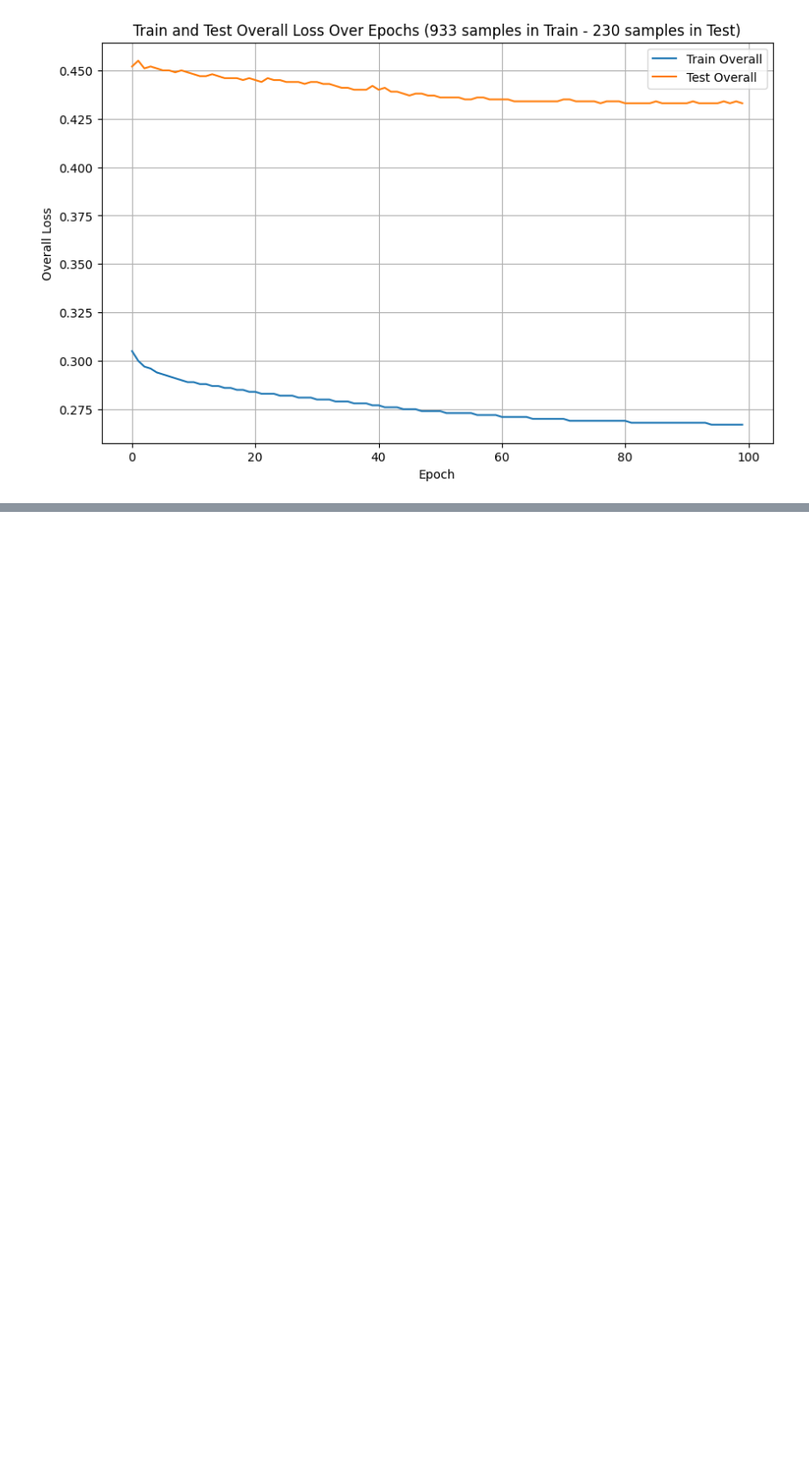
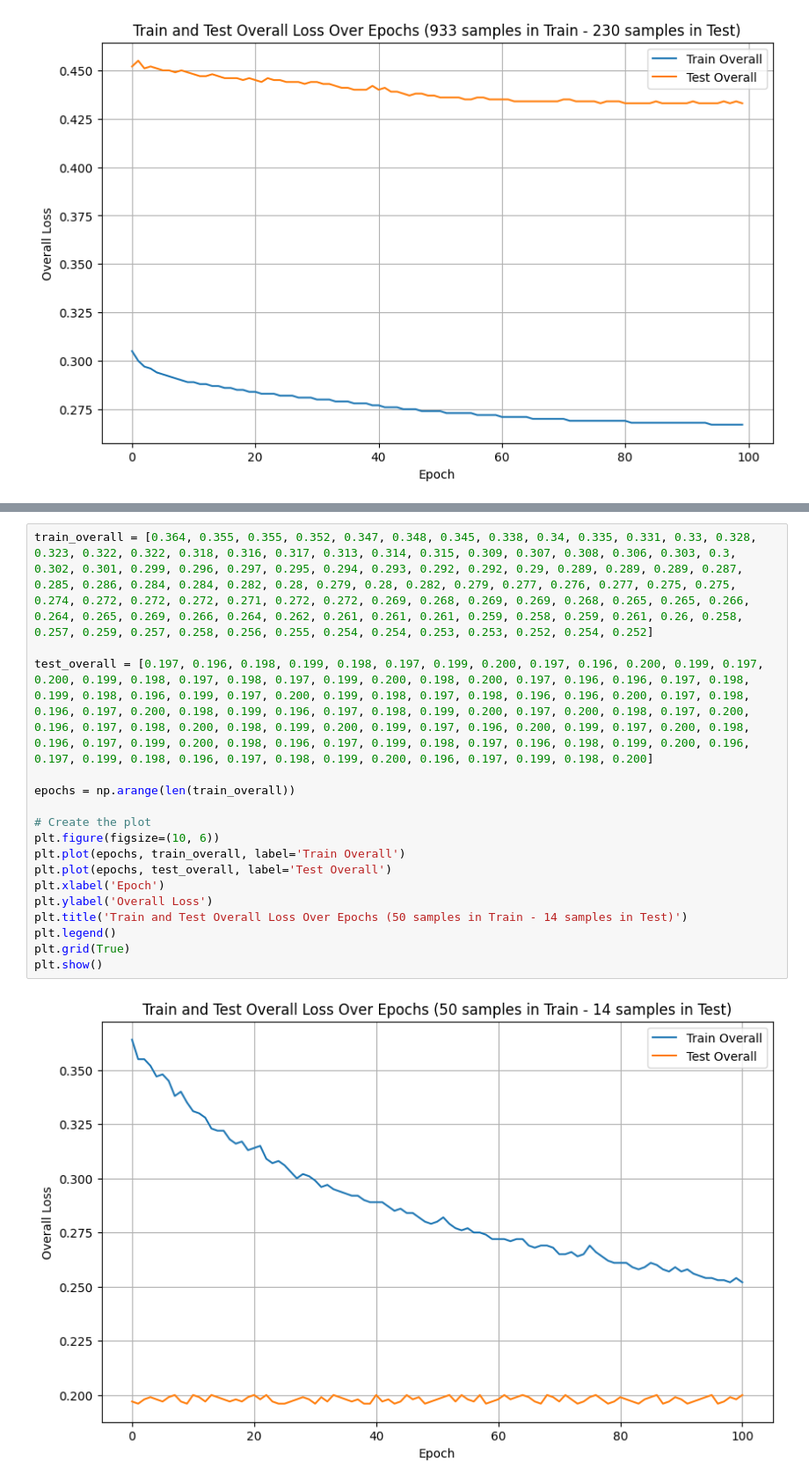
Before and after one commit to bralani/retopology, a Jupyter notebook: retopology.ipynb, the cells around one changed output, grey strips where cells are left out. Shown: that part at 88% size. Cells and saved outputs as stored; diff of their text form; blank space fills up the shorter version.

```diff
--- a/retopology.ipynb
+++ b/retopology.ipynb
@@ -434,0 +588,19 @@ fig.show()
+# %%
+train_overall = [0.364, 0.355, 0.355, 0.352, 0.347, 0.348, 0.345, 0.338, 0.34, 0.335, 0.331, 0.33, 0.328, 0.323, 0.322, 0.322, 0.318, 0.316, 0.317, 0.313, 0.314, 0.315, 0.309, 0.307, 0.308, 0.306, 0.303, 0.3, 0.302, 0.301, 0.299, 0.296, 0.297, 0.295, 0.294, 0.293, 0.292, 0.292, 0.29, 0.289, 0.289, 0.289, 0.287, 0.285, 0.286, 0.284, 0.284, 0.282, 0.28, 0.279, 0.28, 0.282, 0.279, 0.277, 0.276, 0.277, 0.275, 0.275, 0.274, 0.272, 0.272, 0.272, 0.271, 0.272, 0.272, 0.269, 0.268, 0.269, 0.269, 0.268, 0.265, 0.265, 0.266, 0.264, 0.265, 0.269, 0.266, 0.264, 0.262, 0.261, 0.261, 0.261, 0.259, 0.258, 0.259, 0.261, 0.26, 0.258, 0.257, 0.259, 0.257, 0.258, 0.256, 0.255, 0.254, 0.254, 0.253, 0.253, 0.252, 0.254, 0.252]
+
+test_overall = [0.197, 0.196, 0.198, 0.199, 0.198, 0.197, 0.199, 0.200, 0.197, 0.196, 0.200, 0.199, 0.197, 0.200, 0.199, 0.198, 0.197, 0.198, 0.197, 0.199, 0.200, 0.198, 0.200, 0.197, 0.196, 0.196, 0.197, 0.198, 0.199, 0.198, 0.196, 0.199, 0.197, 0.200, 0.199, 0.198, 0.197, 0.198, 0.196, 0.196, 0.200, 0.197, 0.198, 0.196, 0.197, 0.200, 0.198, 0.199, 0.196, 0.197, 0.198, 0.199, 0.200, 0.197, 0.200, 0.198, 0.197, 0.200, 0.196, 0.197, 0.198, 0.200, 0.198, 0.199, 0.200, 0.199, 0.197, 0.196, 0.200, 0.199, 0.197, 0.200, 0.198, 0.196, 0.197, 0.199, 0.200, 0.198, 0.196, 0.197, 0.199, 0.198, 0.197, 0.196, 0.198, 0.199, 0.200, 0.196, 0.197, 0.199, 0.198, 0.196, 0.197, 0.198, 0.199, 0.200, 0.196, 0.197, 0.199, 0.198, 0.200]
+
+epochs = np.arange(len(train_overall))
+
+# Create the plot
+plt.figure(figsize=(10, 6))
+plt.plot(epochs, train_overall, label='Train Overall')
+plt.plot(epochs, test_overall, label='Test Overall')
+plt.xlabel('Epoch')
+plt.ylabel('Overall Loss')
+plt.title('Train and Test Overall Loss Over Epochs (50 samples in Train - 14 samples in Test)')
+plt.legend()
+plt.grid(True)
+plt.show()
+# %% [output]
+[figure, added]
```
Also changed, not shown: parts of 42 cells of this notebook, 1 other file.
